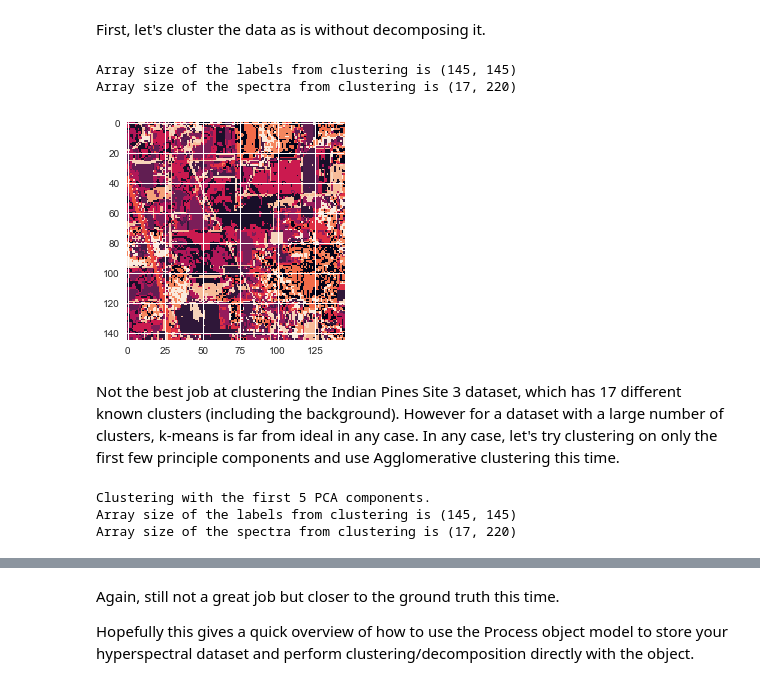
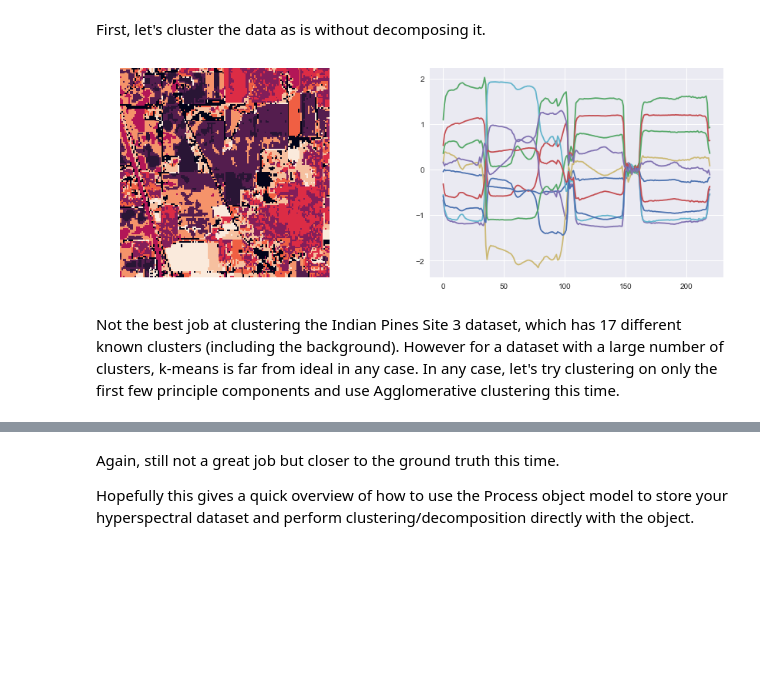
Before and after one commit to priyankshah7/hypers, a Jupyter notebook: examples/indian_pines.ipynb, the cells around one changed output, grey strips where cells are left out. Drawn from its saved outputs; the diff is of its cells as text; code cells hidden in the pictures; blank space fills up the shorter version.

```diff
--- a/examples/indian_pines.ipynb
+++ b/examples/indian_pines.ipynb
@@ -76,35 +82,15 @@ As can be seen from the plot, only the first few principal components contribute
 ## Clustering with K-Means
 # %% [markdown]
 First, let's cluster the data as is without decomposing it.
-# %%
-lbls_nodecompose, spcs_nodecompose = X.cluster(
-    mdl=KMeans(n_clusters=17),
-    decomposed=False
-)
-
-print('Array size of the labels from clustering is', str(lbls_nodecompose.shape))
-print('Array size of the spectra from clustering is', str(spcs_nodecompose.shape))
-# %% [output]
-Array size of the labels from clustering is (145, 145)
-Array size of the spectra from clustering is (17, 220)
-# %%
-plt.figure()
-plt.imshow(lbls_nodecompose)
-plt.show()
-# %% [output]
-[figure, removed]
+# %%
+plt.figure(figsize=(15, 5))
+X.cluster(
+    mdl=KMeans(n_clusters=10),
+    decomposed=False,
+    plot=True,
+    return_arrs=False
+)
+# %% [output]
+[figure, added]
 # %% [markdown]
 Not the best job at clustering the Indian Pines Site 3 dataset, which has 17 different known clusters (including the background). However for a dataset with a large number of clusters, k-means is far from ideal in any case. In any case, let's try clustering on only the first few principle components and use Agglomerative clustering this time.
-# %%
-lbls_decomposed, spcs_decomposed = X.cluster(
-    mdl=AgglomerativeClustering(n_clusters=17, linkage='complete'),
-    decomposed=True,
-    pca_comps=5
-)
-
-print('Array size of the labels from clustering is', str(lbls_decomposed.shape))
-print('Array size of the spectra from clustering is', str(spcs_decomposed.shape))
-# %% [output]
-Clustering with the first 5 PCA components.
-Array size of the labels from clustering is (145, 145)
-Array size of the spectra from clustering is (17, 220)
```
Also changed, not shown: parts of 9 cells of this notebook.
